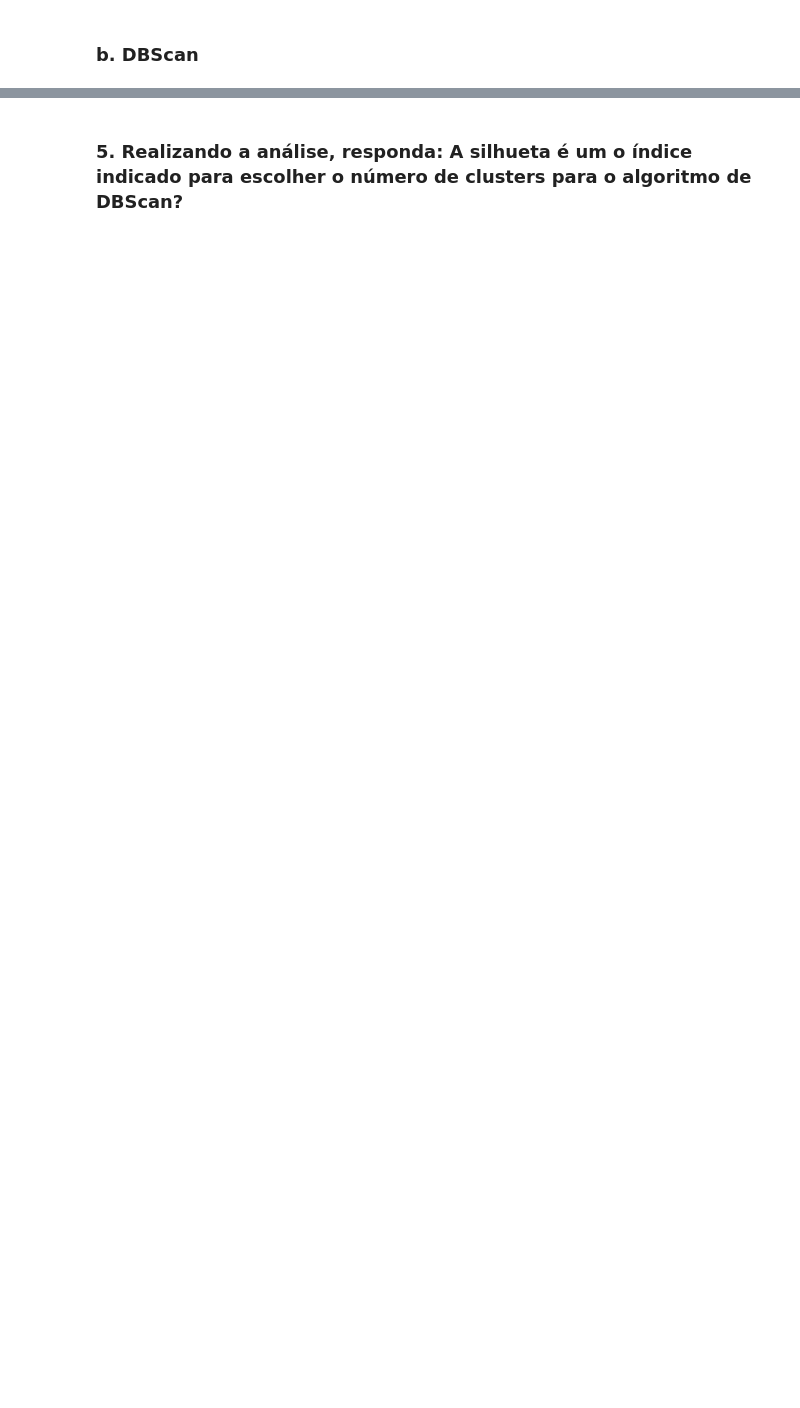
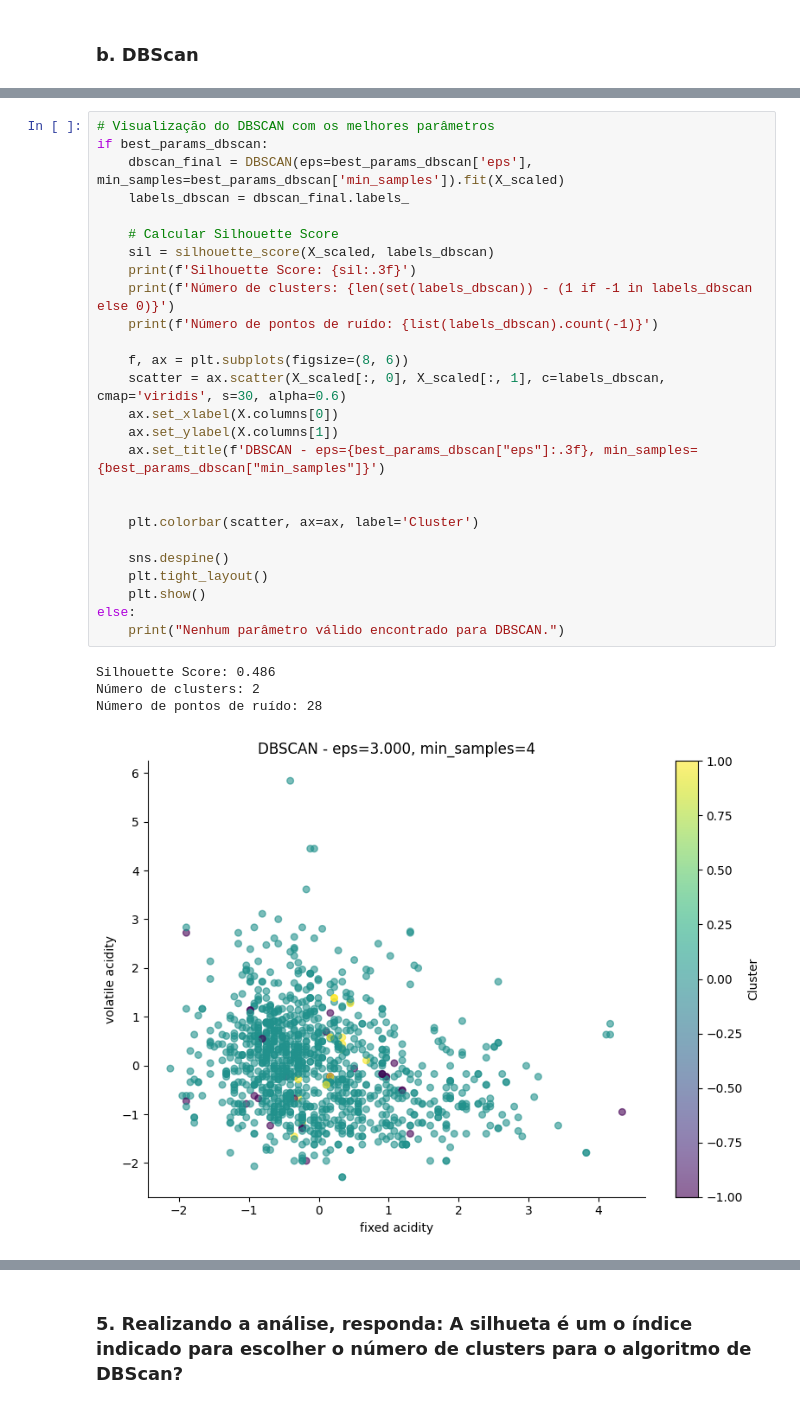
Before and after one commit to andreiluizpereira/clusterizacao_ii_infnet, a Jupyter notebook: pd.ipynb, the cells around one changed output, grey strips where cells are left out. Saved outputs shown, nothing was run; the diff lists cells and outputs as text; blank space fills up the shorter version.

```diff
--- a/pd.ipynb
+++ b/pd.ipynb
@@ -212,0 +235,31 @@ Também é possível observar o comportamento do gráfico do Silhouette Score em
+# %%
+# Visualização do DBSCAN com os melhores parâmetros
+if best_params_dbscan:
+    dbscan_final = DBSCAN(eps=best_params_dbscan['eps'], min_samples=best_params_dbscan['min_samples']).fit(X_scaled)
+    labels_dbscan = dbscan_final.labels_
+
+    # Calcular Silhouette Score
+    sil = silhouette_score(X_scaled, labels_dbscan)
+    print(f'Silhouette Score: {sil:.3f}')
+    print(f'Número de clusters: {len(set(labels_dbscan)) - (1 if -1 in labels_dbscan else 0)}')
+    print(f'Número de pontos de ruído: {list(labels_dbscan).count(-1)}')
+
+    f, ax = plt.subplots(figsize=(8, 6))
+    scatter = ax.scatter(X_scaled[:, 0], X_scaled[:, 1], c=labels_dbscan, cmap='viridis', s=30, alpha=0.6)
+    ax.set_xlabel(X.columns[0])
+    ax.set_ylabel(X.columns[1])
+    ax.set_title(f'DBSCAN - eps={best_params_dbscan["eps"]:.3f}, min_samples={best_params_dbscan["min_samples"]}')
+
+
+    plt.colorbar(scatter, ax=ax, label='Cluster')
+
+    sns.despine()
+    plt.tight_layout()
+    plt.show()
+else:
+    print("Nenhum parâmetro válido encontrado para DBSCAN.")
+# %% [output]
+Silhouette Score: 0.486
+Número de clusters: 2
+Número de pontos de ruído: 28
+[figure, added]
```
Also changed, not shown: parts of 55 cells of this notebook, 5 other files.
